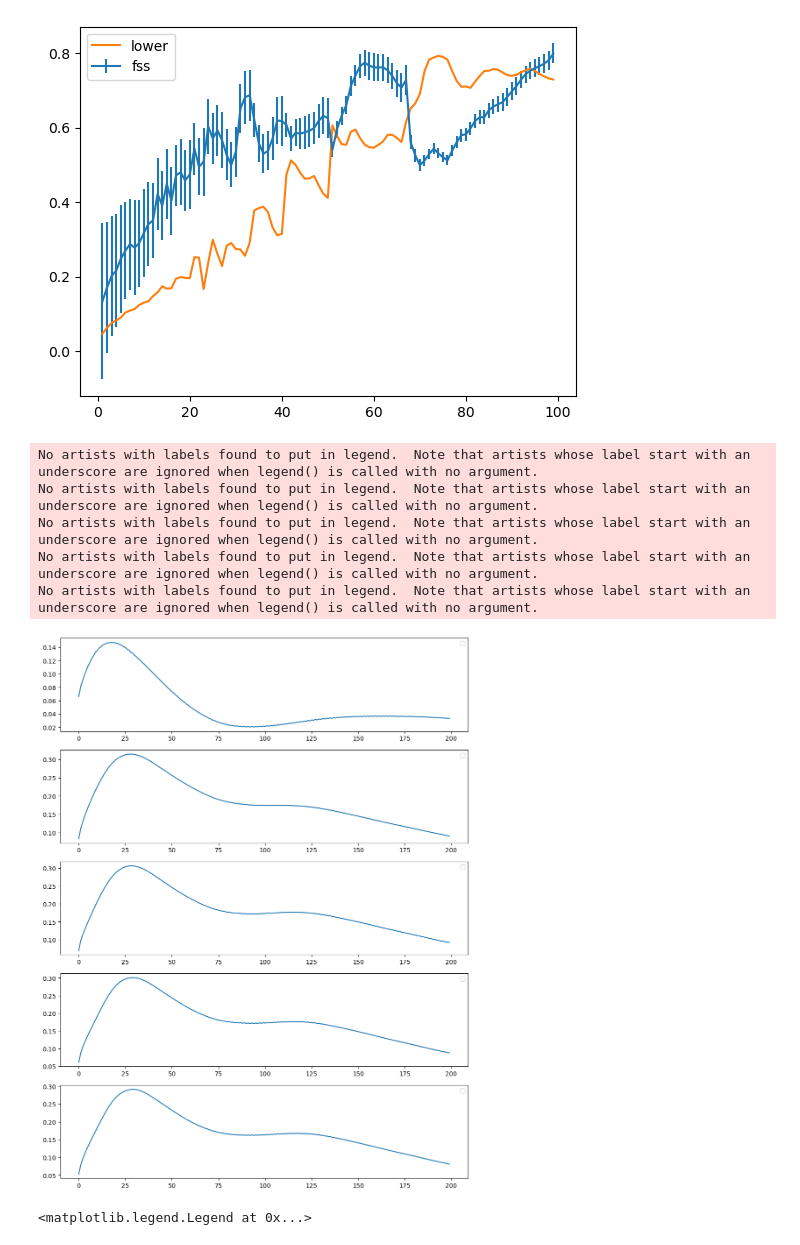
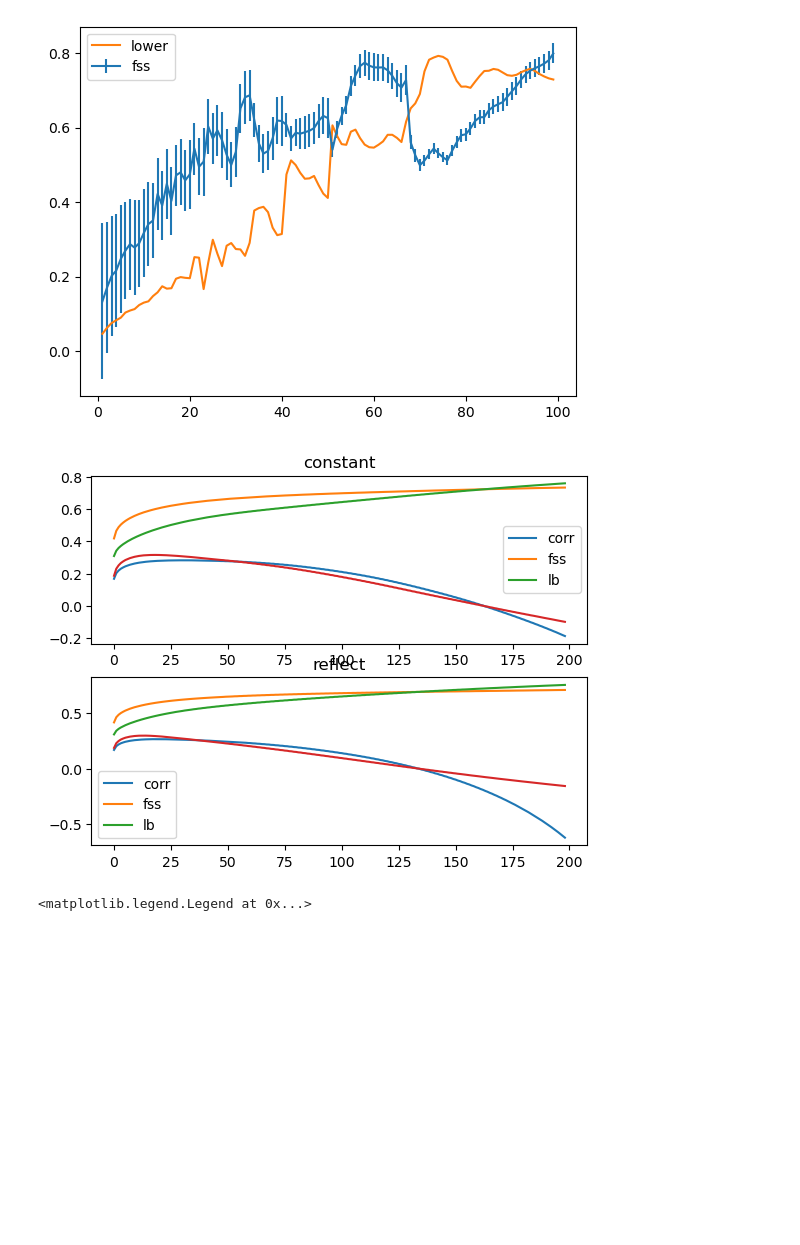
Before and after one commit to mlangguth89/downscaling-cgan, a Jupyter notebook: notebooks/fss_stats.ipynb, the cells around one changed output. Drawn from its saved outputs; the diff is of its cells as text; code cells hidden in the pictures; blank space fills up the shorter version.

```diff
--- a/notebooks/fss_stats.ipynb
+++ b/notebooks/fss_stats.ipynb
@@ -118,0 +167,3 @@ samples_ensmean_array = np.load('samples_ensmean_array.npy')
+# %%
+truth_array = np.stack(obs_data, axis=0)
+fcst_array = np.stack(fcst_data, axis=0)
@@ -182,7 +237,7 @@ plt.legend()
 # %%
 from scipy.ndimage import uniform_filter
 
-def fss_pysteps( fcst_array, obs_array, scale, thr):
+def fss_pysteps( fcst_array, obs_array, scale, thr, mode='constant'):
 
     """Accumulate ensemble forecast-observation pairs to an FSS object.
     Does ensemble mean of thresholded arrays.
@@ -216,8 +271,14 @@ def fss_pysteps( fcst_array, obs_array, scale, thr):
         # Compute fractions of pixels above the threshold within a square
         # neighboring area by applying a 2D moving average to the binary fields
         if scale > 1:
-            S_f = uniform_filter(I_f, size=scale, mode="constant", cval=0.0)
-            S_o = uniform_filter(I_o, size=scale, mode="constant", cval=0.0)
+            if mode == 'constant':
+                S_f = uniform_filter(I_f, size=scale, mode="constant", cval=0.0)
+                S_o = uniform_filter(I_o, size=scale, mode="constant", cval=0.0)
+            else:
+
+                S_f = uniform_filter(I_f, size=scale, mode=mode)
+                S_o = uniform_filter(I_o, size=scale, mode=mode)
+
         else:
             S_f = I_f
             S_o = I_o
@@ -268,32 +337,33 @@ for threshold in tqdm(threshold_vals, total=len(threshold_vals)):
 # %%
+import matplotlib.pyplot as plt
+
+fig, axs = plt.subplots(2, 1)
+for p_n, threshold in enumerate(threshold_vals):
+
+    for n, mode in enumerate(['constant', 'reflect']):
+        axs[n].plot(corr[mode][p_n], label='corr')
+        axs[n].plot([item[0] for item in fcst_results[mode][p_n]], label='fss')
+        axs[n].plot([item for item in lb[mode][p_n]], label='lb')
+        fcst_fss = [item[0] for item in fcst_results[mode][p_n]]
+        axs[n].plot([(fcst_fss[m] - lb[mode][p_n][m]) / (1-fcst_fss[m]) for m in range(len(fcst_fss))])
+        axs[n].set_title(mode)
+        axs[n].legend()
+#     axs[p_n].plot(corr[p_n])
+#     # axs[p_n].plot([fcst_fss[m] - lb[p_n][m] for m in range(len(fcst_fss))])
+#     # axs[p_n].plot(fcst_fss, label='ifs')
+
+    # axs[p_n].plot([item[0] for item in fcst_results[p_n]], label='ifs')
+#     # axs[p_n].plot([item[0] for item in ensmean_results[p_n]], label='cGAN ensemble')
+#     # axs[p_n].plot([0.5 + 0.05/2]*len(fcst_results[p_n]))
 
 
-fig, axs = plt.subplots(len(threshold_vals), 1, figsize=(12,16))
-
-for p_n, threshold in enumerate(threshold_vals):
-
-    fcst_fss = [item[0] for item in fcst_results[p_n]]
-    axs[p_n].plot(corr[p_n])
-    # axs[p_n].plot([fcst_fss[m] - lb[p_n][m] for m in range(len(fcst_fss))])
-    # axs[p_n].plot(fcst_fss, label='ifs')
-
-    # axs[p_n].plot([item[0] for item in fcst_results[p_n]], label='ifs')
-    # axs[p_n].plot([item[0] for item in ensmean_results[p_n]], label='cGAN ensemble')
-    # axs[p_n].plot([0.5 + 0.05/2]*len(fcst_results[p_n]))
-
-
-    # axs[p_n].plot(lb[p_n], label='lb')
-    # axs[p_n].plot(lb_2[p_n], '--', label='lb2')
-    # axs[p_n].plot([(p_truth[p_n])/(1+p_truth[p_n])]*len(fcst_results[p_n]), label='uniform')
-    # plt.plot()
-    axs[p_n].legend()
+#     # axs[p_n].plot(lb[p_n], label='lb')
+#     # axs[p_n].plot(lb_2[p_n], '--', label='lb2')
+#     # axs[p_n].plot([(p_truth[p_n])/(1+p_truth[p_n])]*len(fcst_results[p_n]), label='uniform')
+#     # plt.plot()
+#     axs[p_n].legend()
 # %% [output]
-No artists with labels found to put in legend.  Note that artists whose label start with an underscore are ignored when legend() is called with no argument.
-No artists with labels found to put in legend.  Note that artists whose label start with an underscore are ignored when legend() is called with no argument.
-No artists with labels found to put in legend.  Note that artists whose label start with an underscore are ignored when legend() is called with no argument.
-No artists with labels found to put in legend.  Note that artists whose label start with an underscore are ignored when legend() is called with no argument.
-No artists with labels found to put in legend.  Note that artists whose label start with an underscore are ignored when legend() is called with no argument.
-[figure, old version]
+[figure, new version]
 # %%
 fss_dict, (fractions_truth_mean, fractions_truth_std), (fractions_fcst_mean, fractions_fcst_std), lower_bound= calculate_fss(truth_array=truth_array, fcst_array=samples_ensmean_array, threshold=0.1, max_window_size=100)
 
```
Also changed, not shown: parts of 22 cells of this notebook, 6 other files.
